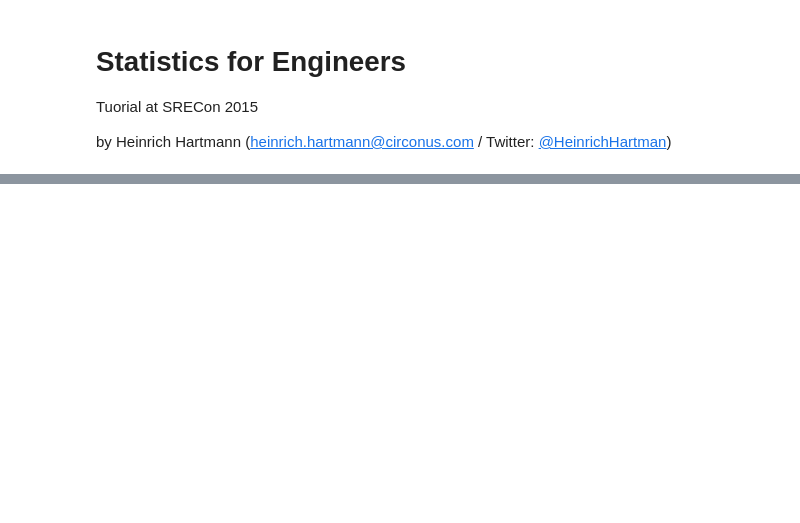
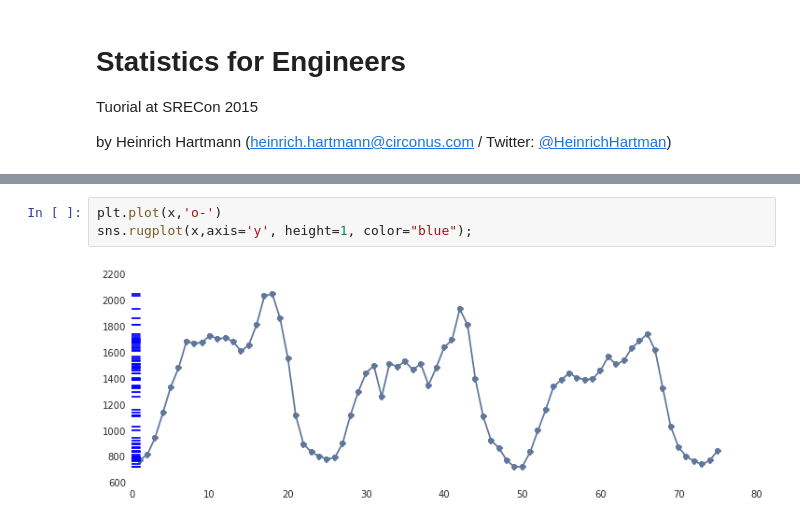
Before and after one commit to HeinrichHartmann/Statistics-for-Engineers, a Jupyter notebook: Tutorial.ipynb, the cells around one changed output, grey strips where cells are left out. Drawn from its saved outputs; the diff is of its cells as text; blank space fills up the shorter version.

```diff
--- a/Tutorial.ipynb
+++ b/Tutorial.ipynb
@@ -143,0 +138,5 @@ plt.bar([np.log(x) for x in bins], counts)
+# %%
+plt.plot(x,'o-')
+sns.rugplot(x,axis='y', height=1, color="blue");
+# %% [output]
+[figure, added]
```
Also changed, not shown: parts of 40 cells of this notebook.
